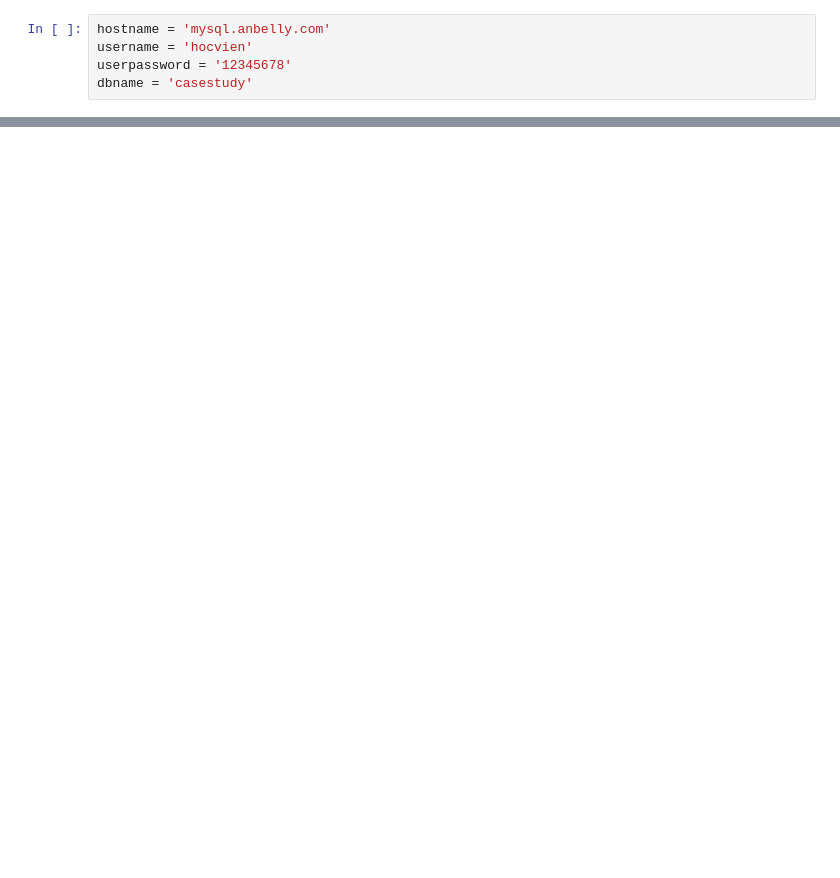
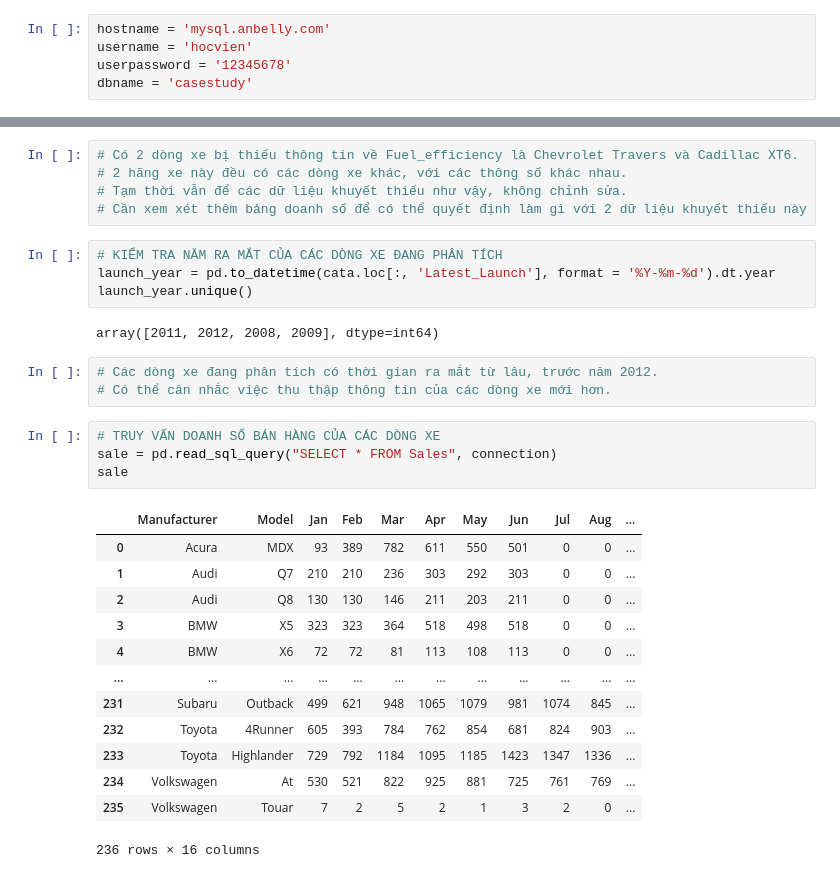
Before and after one commit to hunght92/Codegym, a Jupyter notebook: 2. Python for DA/Case study.ipynb, the cells around one changed output, grey strips where cells are left out. Saved outputs shown, nothing was run; the diff lists cells and outputs as text; blank space fills up the shorter version.

```diff
--- a/2. Python for DA/Case study.ipynb
+++ b/2. Python for DA/Case study.ipynb
@@ -45,0 +127,32 @@ cat
+# %%
+# Có 2 dòng xe bị thiếu thông tin về Fuel_efficiency là Chevrolet Travers và Cadillac XT6.
+# 2 hãng xe này đều có các dòng xe khác, với các thông số khác nhau.
+# Tạm thời vẫn để các dữ liệu khuyết thiếu như vậy, không chỉnh sửa.
+# Cần xem xét thêm bảng doanh số để có thể quyết định làm gì với 2 dữ liệu khuyết thiếu này
+# %%
+# KIỂM TRA NĂM RA MẮT CỦA CÁC DÒNG XE ĐANG PHÂN TÍCH
+launch_year = pd.to_datetime(cata.loc[:, 'Latest_Launch'], format = '%Y-%m-%d').dt.year
+launch_year.unique()
+# %% [output]
+array([2011, 2012, 2008, 2009], dtype=int64)
+# %%
+# Các dòng xe đang phân tích có thời gian ra mắt từ lâu, trước năm 2012.
+# Có thể cân nhắc việc thu thập thông tin của các dòng xe mới hơn.
+# %%
+# TRUY VẤN DOANH SỐ BÁN HÀNG CỦA CÁC DÒNG XE
+sale = pd.read_sql_query("SELECT * FROM Sales", connection)
+sale
+# %% [output]
+|  | Manufacturer | Model | Jan | Feb | Mar | Apr | May | Jun | Jul | Aug | ... |
+| 0 | Acura | MDX | 93 | 389 | 782 | 611 | 550 | 501 | 0 | 0 | ... |
+| 1 | Audi | Q7 | 210 | 210 | 236 | 303 | 292 | 303 | 0 | 0 | ... |
+| 2 | Audi | Q8 | 130 | 130 | 146 | 211 | 203 | 211 | 0 | 0 | ... |
+| 3 | BMW | X5 | 323 | 323 | 364 | 518 | 498 | 518 | 0 | 0 | ... |
+| 4 | BMW | X6 | 72 | 72 | 81 | 113 | 108 | 113 | 0 | 0 | ... |
+| ... | ... | ... | ... | ... | ... | ... | ... | ... | ... | ... | ... |
+| 231 | Subaru | Outback | 499 | 621 | 948 | 1065 | 1079 | 981 | 1074 | 845 | ... |
+| 232 | Toyota | 4Runner | 605 | 393 | 784 | 762 | 854 | 681 | 824 | 903 | ... |
+| 233 | Toyota | Highlander | 729 | 792 | 1184 | 1095 | 1185 | 1423 | 1347 | 1336 | ... |
+| 234 | Volkswagen | At | 530 | 521 | 822 | 925 | 881 | 725 | 761 | 769 | ... |
+| 235 | Volkswagen | Touar | 7 | 2 | 5 | 2 | 1 | 3 | 2 | 0 | ... |
+236 rows × 16 columns
```
Also changed, not shown: parts of 43 cells of this notebook, 1 other file.
